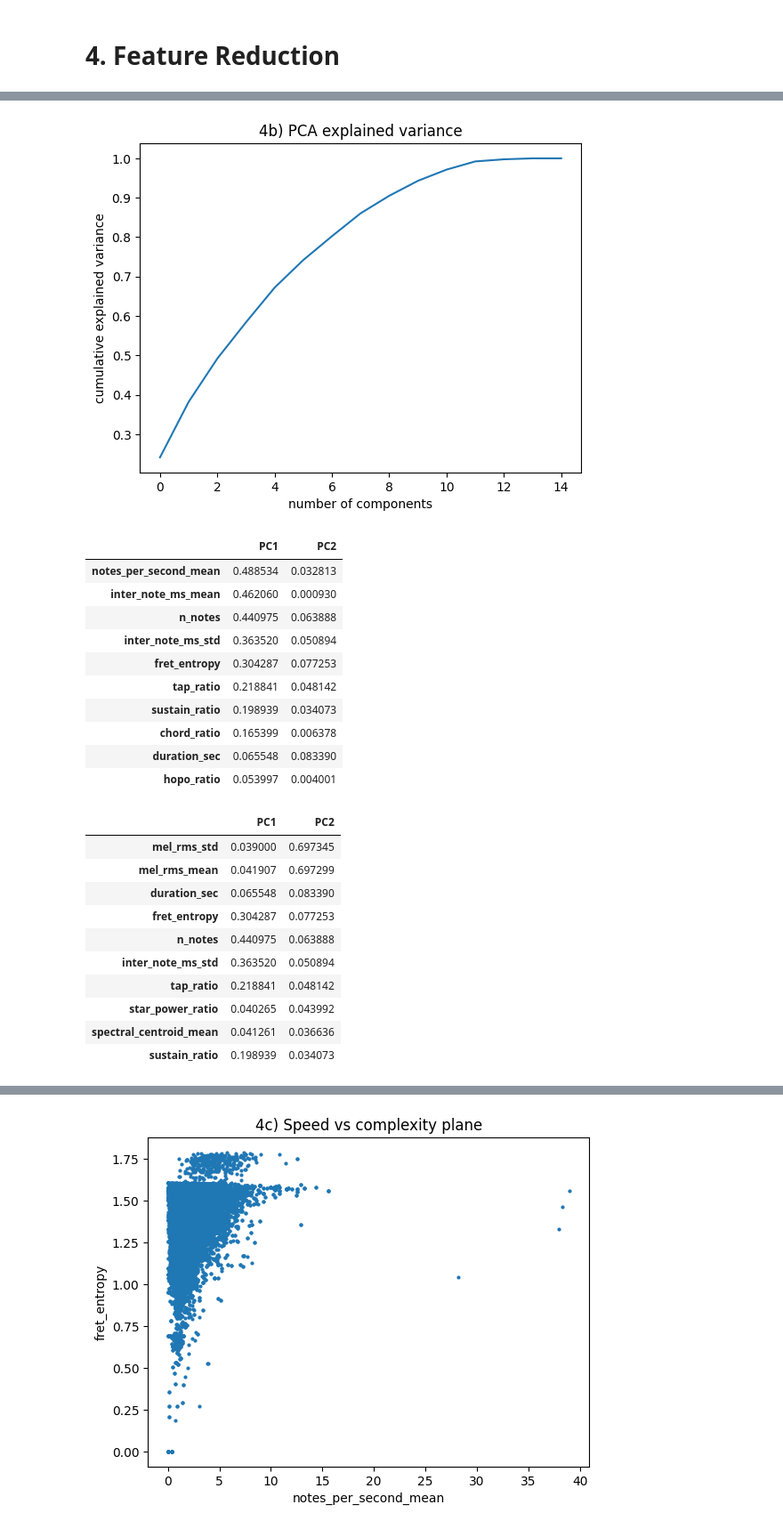
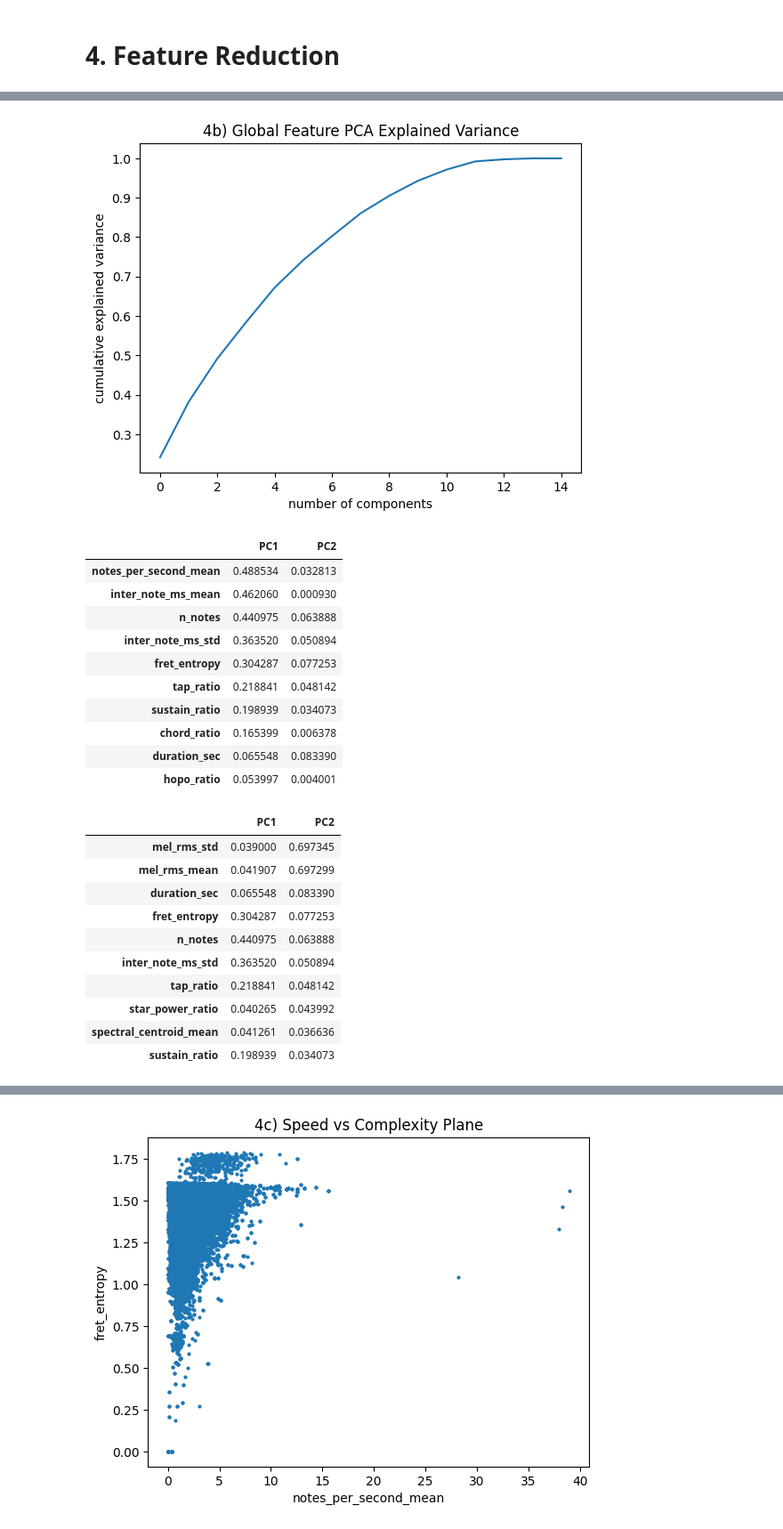
Before and after one commit to MattGroho/tab-hero, a Jupyter notebook: notebooks/data_deepdive_refactored.ipynb, the cells around one changed output, grey strips where cells are left out. Shown at 89% size. Drawn from its saved outputs; the diff is of its cells as text; code cells hidden in the pictures.

```diff
--- a/notebooks/data_deepdive_refactored.ipynb
+++ b/notebooks/data_deepdive_refactored.ipynb
@@ -314,25 +328,25 @@ plt.show()
 # %%
 use_cols = [
     "duration_sec", "tempo_bpm", "n_notes", "notes_per_second_mean",
     "inter_note_ms_mean", "inter_note_ms_std", "sustain_ratio", "chord_ratio",
     "fret_entropy", "hopo_ratio", "tap_ratio", "star_power_ratio",
     "mel_rms_mean", "mel_rms_std", "spectral_centroid_mean"
 ]
 X = clean_df(df_features, use_cols)
 scaled = standardize(X.values)
 pca = PCA().fit(scaled)
 
 plt.plot(np.cumsum(pca.explained_variance_ratio_))
 plt.xlabel("number of components")
 plt.ylabel("cumulative explained variance")
-plt.title("4b) PCA explained variance")
+plt.title("4b) Global Feature PCA Explained Variance")
 plt.show()
 
 loadings = pd.DataFrame(pca.components_[:2], columns=use_cols, index=["PC1", "PC2"]).T
 display(loadings.abs().sort_values("PC1", ascending=False).head(10))
 display(loadings.abs().sort_values("PC2", ascending=False).head(10))
 # %% [output]
-[figure, old version]
+[figure, new version]
 |  | PC1 | PC2 |
 | notes_per_second_mean | 0.488534 | 0.032813 |
 | inter_note_ms_mean | 0.462060 | 0.000930 |
```
Also changed, not shown: parts of 54 cells of this notebook.
